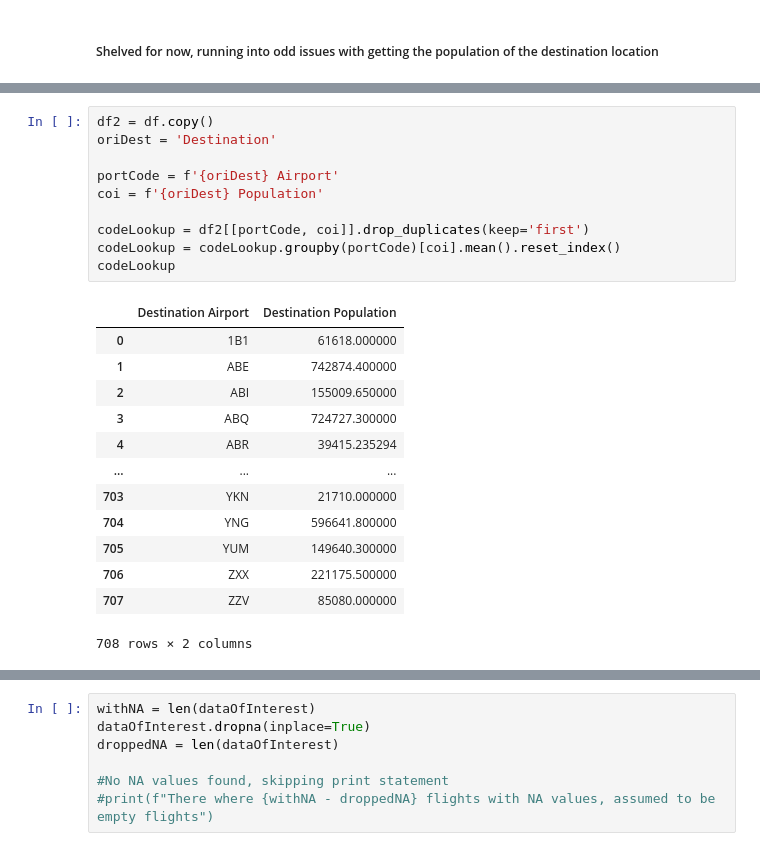
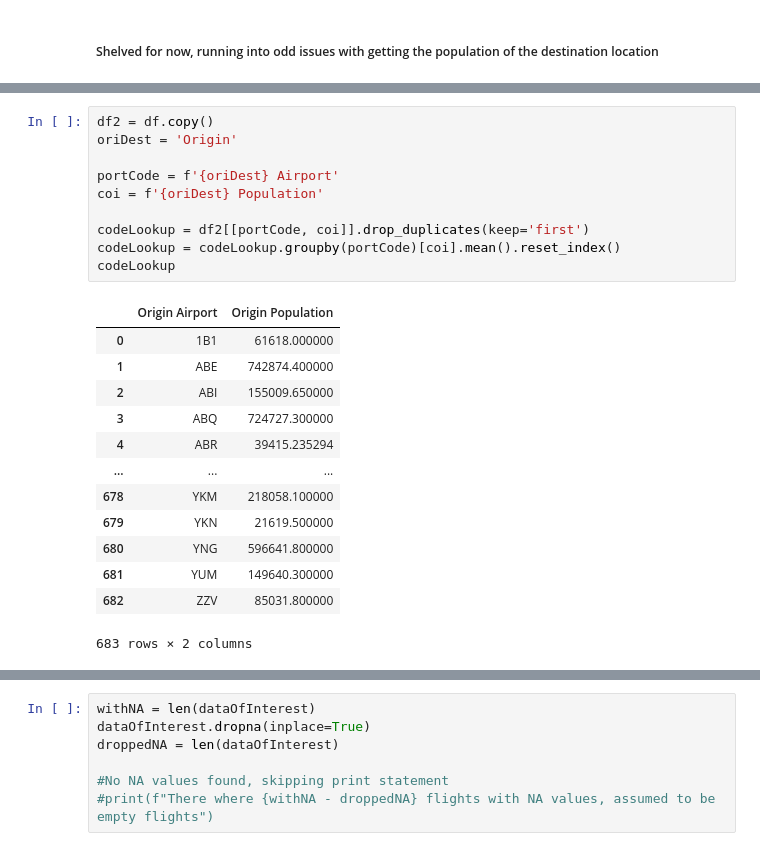
Before and after one commit to gigodata/08-EV-charging, a Jupyter notebook: Chart Generation.ipynb, the cells around one changed output, grey strips where cells are left out. Drawn from its saved outputs; the diff is of its cells as text.

```diff
--- a/Chart Generation.ipynb
+++ b/Chart Generation.ipynb
@@ -148,27 +163,27 @@ plt.show()
 # %%
 df2 = df.copy()
-oriDest = 'Destination'
+oriDest = 'Origin'
 
 portCode = f'{oriDest} Airport'
 coi = f'{oriDest} Population'
 
 codeLookup = df2[[portCode, coi]].drop_duplicates(keep='first')
 codeLookup = codeLookup.groupby(portCode)[coi].mean().reset_index()
 codeLookup
 # %% [output]
-|  | Destination Airport | Destination Population |
+|  | Origin Airport | Origin Population |
 | 0 | 1B1 | 61618.000000 |
 | 1 | ABE | 742874.400000 |
 | 2 | ABI | 155009.650000 |
 | 3 | ABQ | 724727.300000 |
 | 4 | ABR | 39415.235294 |
 | ... | ... | ... |
-| 703 | YKN | 21710.000000 |
-| 704 | YNG | 596641.800000 |
-| 705 | YUM | 149640.300000 |
-| 706 | ZXX | 221175.500000 |
-| 707 | ZZV | 85080.000000 |
+| 678 | YKM | 218058.100000 |
+| 679 | YKN | 21619.500000 |
+| 680 | YNG | 596641.800000 |
+| 681 | YUM | 149640.300000 |
+| 682 | ZZV | 85031.800000 |
-708 rows × 2 columns
+683 rows × 2 columns
 # %%
 #Column of interest will be abreviated to coi
 dataOfInterest = pd.merge(uniqueRoutes, codeLookup, on=portCode)
```
Also changed, not shown: parts of 12 cells of this notebook.
